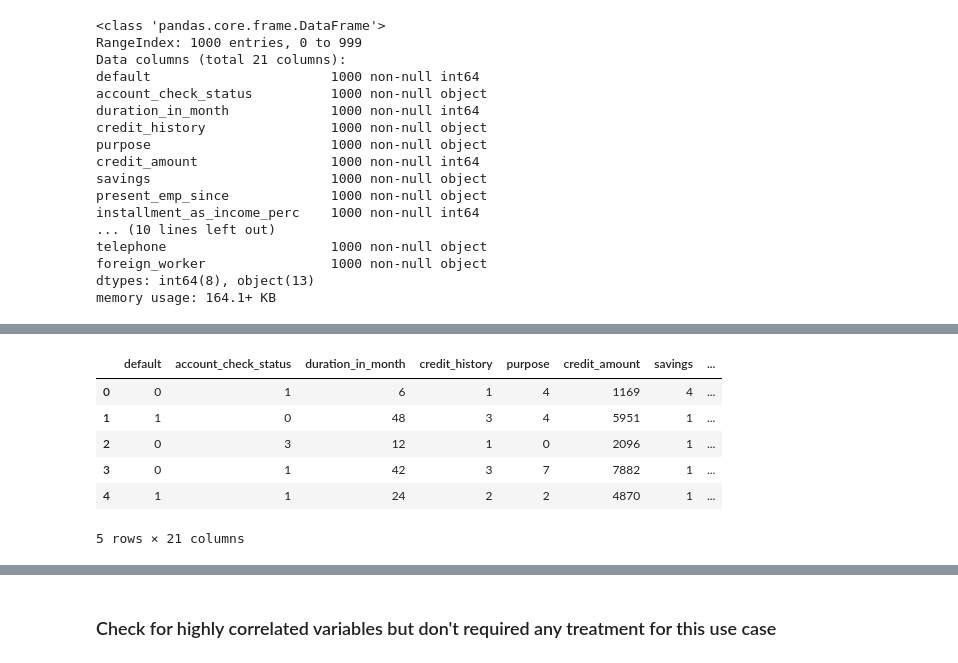
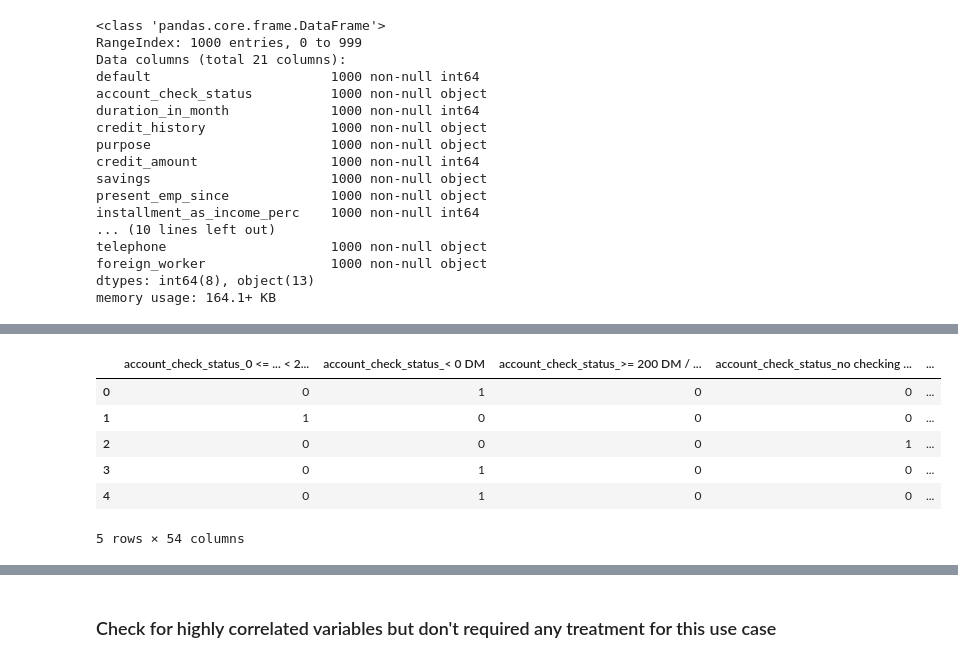
Before and after one commit to GreatLearningAIML1/aiml-ml-hyd-apr-19-batch-Manikanta2991, a Jupyter notebook: R4_External_Lab_Validation_Accuracy_Manikanta.ipynb, the cells around one changed output, grey strips where cells are left out. Saved outputs shown, nothing was run; the diff lists cells and outputs as text; code cells hidden in the pictures.

```diff
--- a/R4_External_Lab_Validation_Accuracy_Manikanta.ipynb
+++ b/R4_External_Lab_Validation_Accuracy_Manikanta.ipynb
@@ -82,10 +58,13 @@ ger_cre[categorical_cols].head(10)
-# %%
-ger_cre.head()
-# %% [output]
-|  | default | account_check_status | duration_in_month | credit_history | purpose | credit_amount | savings | ... |
-| 0 | 0 | 1 | 6 | 1 | 4 | 1169 | 4 | ... |
-| 1 | 1 | 0 | 48 | 3 | 4 | 5951 | 1 | ... |
-| 2 | 0 | 3 | 12 | 1 | 0 | 2096 | 1 | ... |
-| 3 | 0 | 1 | 42 | 3 | 7 | 7882 | 1 | ... |
-| 4 | 1 | 1 | 24 | 2 | 2 | 4870 | 1 | ... |
-5 rows × 21 columns
+# %%
+categorical_feature_mask = ger_cre.dtypes==object
+categorical_cols = ger_cre.columns[categorical_feature_mask]
+dummies=pd.get_dummies(ger_cre[categorical_cols])
+dummies.head()
+# %% [output]
+|  | account_check_status_0 <= ... < 2... | account_check_status_< 0 DM | account_check_status_>= 200 DM / ... | account_check_status_no checking ... | ... |
+| 0 | 0 | 1 | 0 | 0 | ... |
+| 1 | 1 | 0 | 0 | 0 | ... |
+| 2 | 0 | 0 | 0 | 1 | ... |
+| 3 | 0 | 1 | 0 | 0 | ... |
+| 4 | 0 | 1 | 0 | 0 | ... |
+5 rows × 54 columns
```
Also changed, not shown: parts of 6 cells of this notebook.
